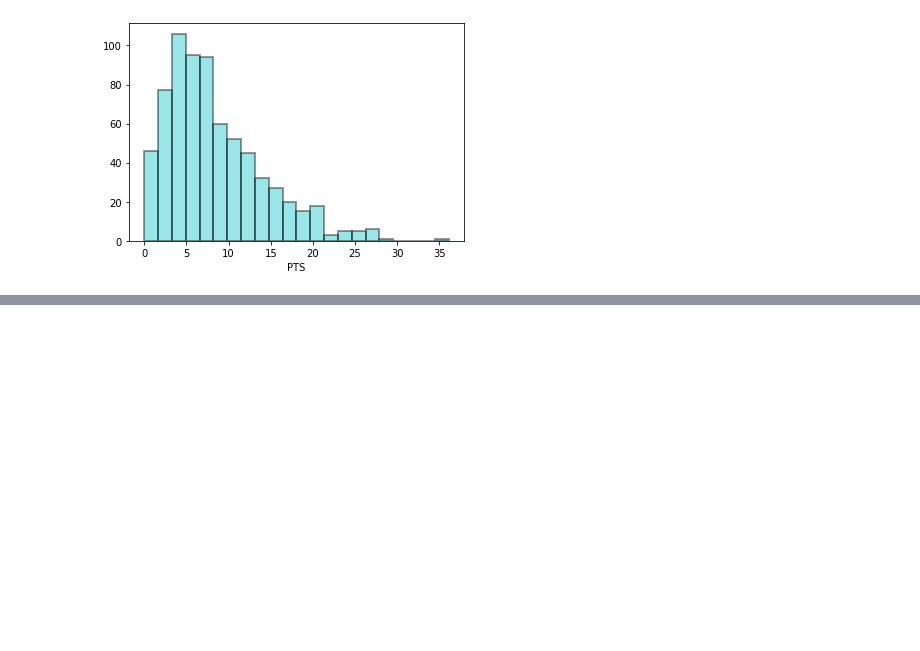
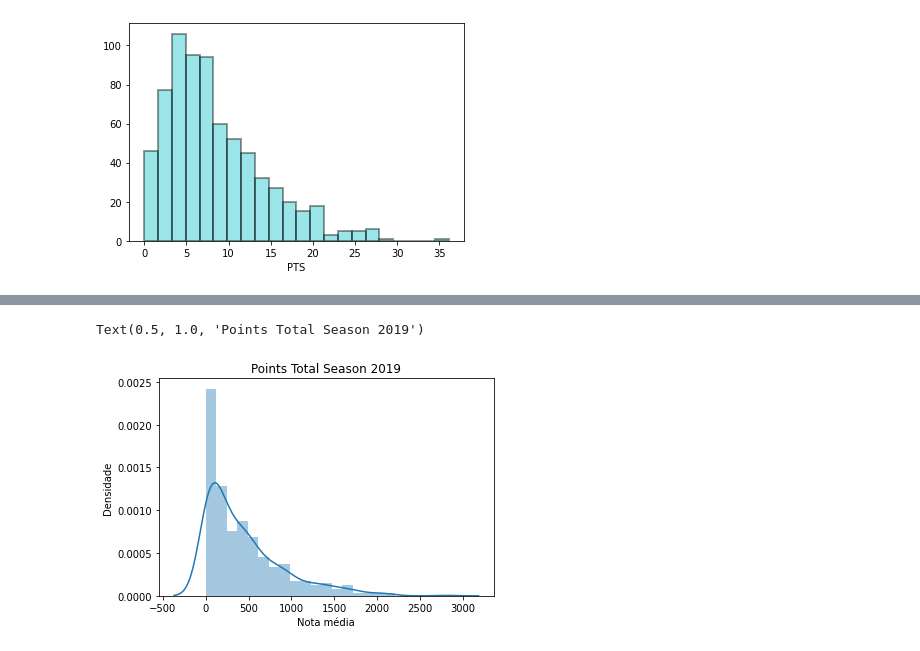
Before and after one commit to luccidomingues/NBA-Web-Scraping, a Jupyter notebook: Webscraping.ipynb, the cells around one changed output, grey strips where cells are left out. Saved outputs shown, nothing was run; the diff lists cells and outputs as text; code cells hidden in the pictures; blank space fills up the shorter version.

```diff
--- a/Webscraping.ipynb
+++ b/Webscraping.ipynb
@@ -154,0 +258,7 @@ sns.distplot(df.PTS,
+# %%
+ax = sns.distplot(df_t.PTS)
+ax.set(xlabel="Nota média", ylabel="Densidade")
+ax.set_title("Points Total Season 2019")
+# %% [output]
+Text(0.5, 1.0, 'Points Total Season 2019')
+[figure, added]
```
Also changed, not shown: parts of 21 cells of this notebook.
